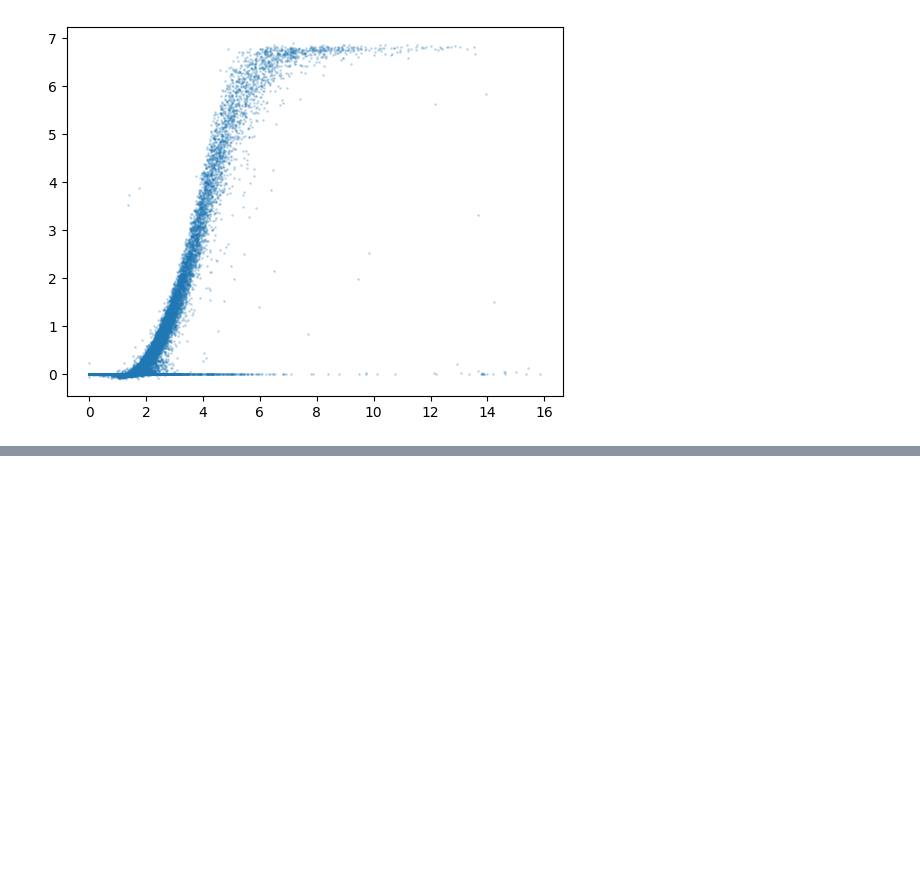
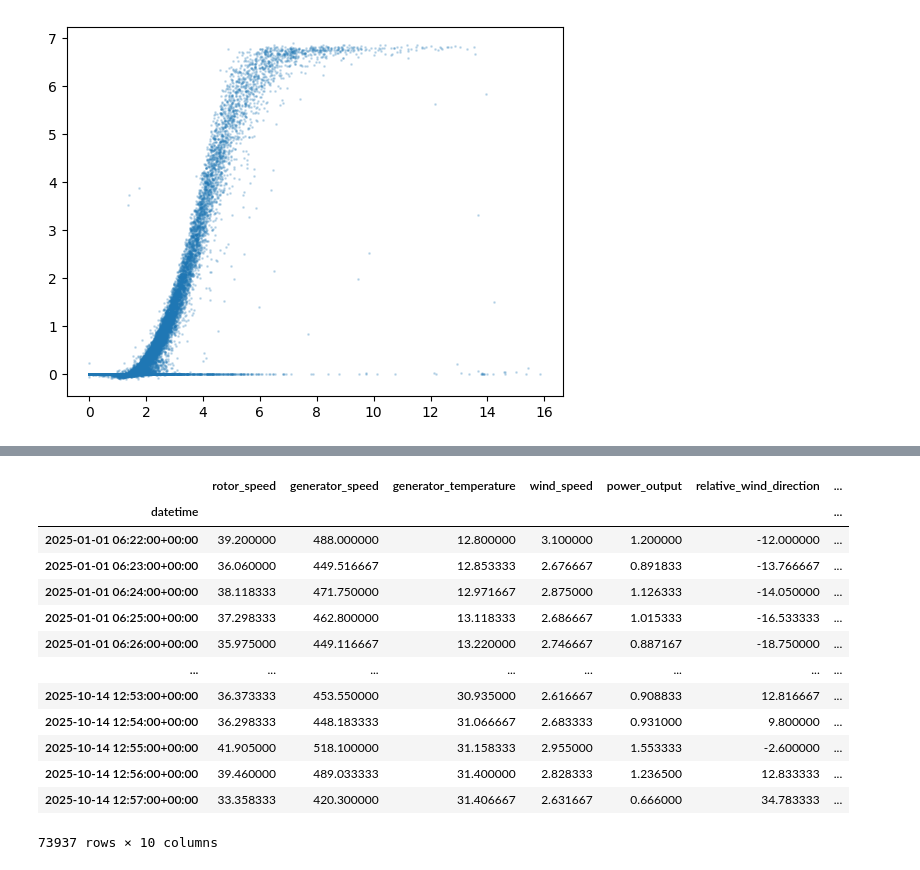
Before and after one commit to charlie9578/wedowind-static-yaw-ground-truth-challenge, a Jupyter notebook: basic_analysis.ipynb, the cells around one changed output, grey strips where cells are left out. Drawn from its saved outputs; the diff is of its cells as text; code cells hidden in the pictures; blank space fills up the shorter version.

```diff
--- a/basic_analysis.ipynb
+++ b/basic_analysis.ipynb
@@ -60,0 +107,17 @@ plt.scatter(train_data_1m["wind_speed"],train_data_1m["power_output"],s=1,alpha=
+# %%
+train_data_1m
+# %% [output]
+|  | rotor_speed | generator_speed | generator_temperature | wind_speed | power_output | relative_wind_direction | ... |
+| datetime |  |  |  |  |  |  | ... |
+| 2025-01-01 06:22:00+00:00 | 39.200000 | 488.000000 | 12.800000 | 3.100000 | 1.200000 | -12.000000 | ... |
+| 2025-01-01 06:23:00+00:00 | 36.060000 | 449.516667 | 12.853333 | 2.676667 | 0.891833 | -13.766667 | ... |
+| 2025-01-01 06:24:00+00:00 | 38.118333 | 471.750000 | 12.971667 | 2.875000 | 1.126333 | -14.050000 | ... |
+| 2025-01-01 06:25:00+00:00 | 37.298333 | 462.800000 | 13.118333 | 2.686667 | 1.015333 | -16.533333 | ... |
+| 2025-01-01 06:26:00+00:00 | 35.975000 | 449.116667 | 13.220000 | 2.746667 | 0.887167 | -18.750000 | ... |
+| ... | ... | ... | ... | ... | ... | ... | ... |
+| 2025-10-14 12:53:00+00:00 | 36.373333 | 453.550000 | 30.935000 | 2.616667 | 0.908833 | 12.816667 | ... |
+| 2025-10-14 12:54:00+00:00 | 36.298333 | 448.183333 | 31.066667 | 2.683333 | 0.931000 | 9.800000 | ... |
+| 2025-10-14 12:55:00+00:00 | 41.905000 | 518.100000 | 31.158333 | 2.955000 | 1.553333 | -2.600000 | ... |
+| 2025-10-14 12:56:00+00:00 | 39.460000 | 489.033333 | 31.400000 | 2.828333 | 1.236500 | 12.833333 | ... |
+| 2025-10-14 12:57:00+00:00 | 33.358333 | 420.300000 | 31.406667 | 2.631667 | 0.666000 | 34.783333 | ... |
+73937 rows × 10 columns
```
Also changed, not shown: parts of 12 cells of this notebook.
